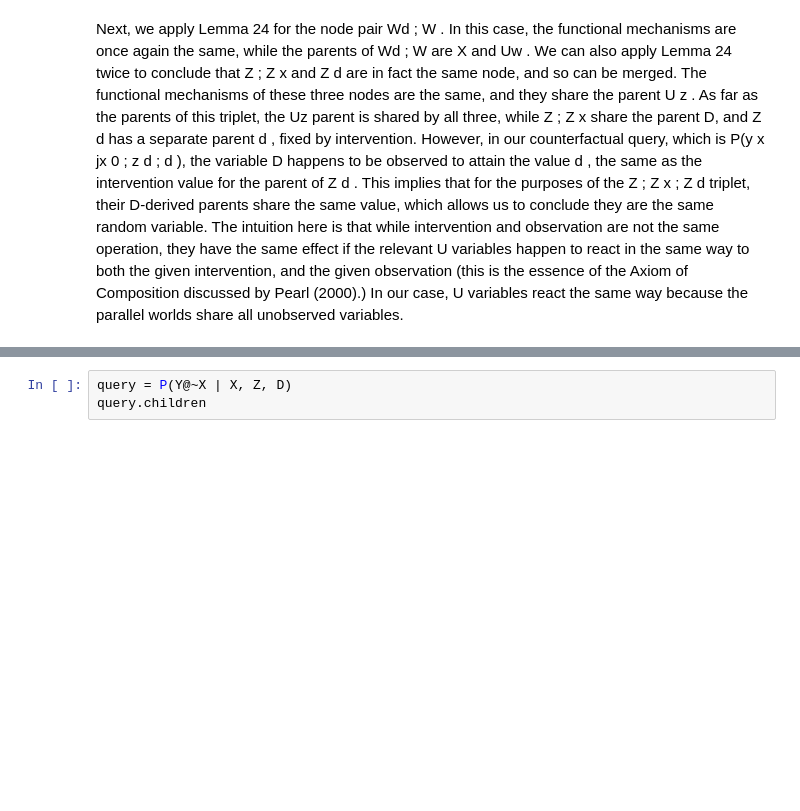
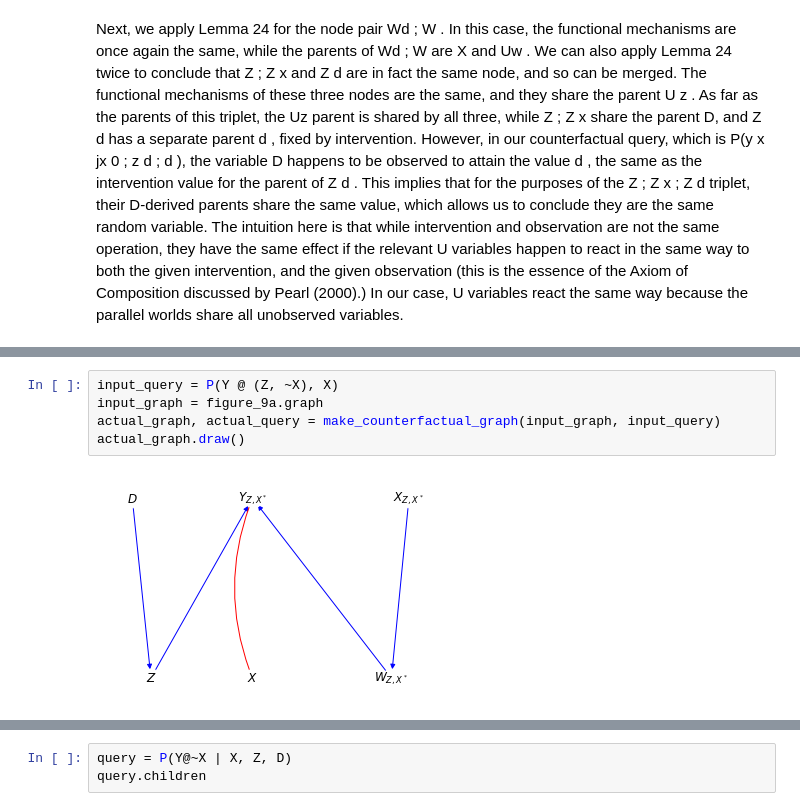
Before and after one commit to y0-causal-inference/y0, a Jupyter notebook: notebooks/CounterfactualIdentification.ipynb, the cells around one changed output, grey strips where cells are left out. Drawn from its saved outputs; the diff is of its cells as text; blank space fills up the shorter version.

```diff
--- a/notebooks/CounterfactualIdentification.ipynb
+++ b/notebooks/CounterfactualIdentification.ipynb
@@ -214,0 +323,7 @@ $P(D, X, {Y}_{X^*}, Z)$
+# %%
+input_query = P(Y @ (Z, ~X), X)
+input_graph = figure_9a.graph
+actual_graph, actual_query = make_counterfactual_graph(input_graph, input_query)
+actual_graph.draw()
+# %% [output]
+[figure, added]
```
Also changed, not shown: parts of 21 cells of this notebook, 4 other files.
